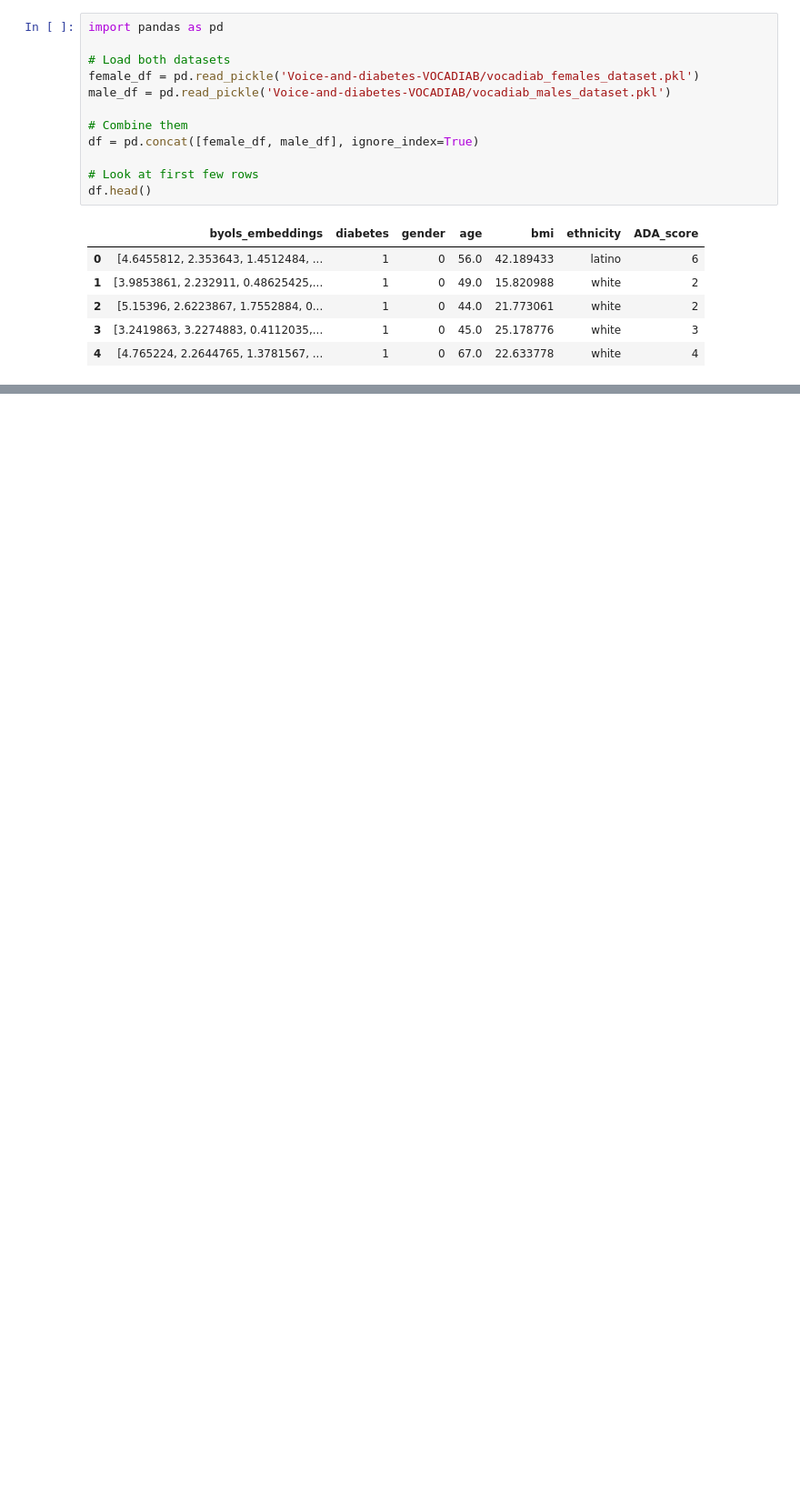
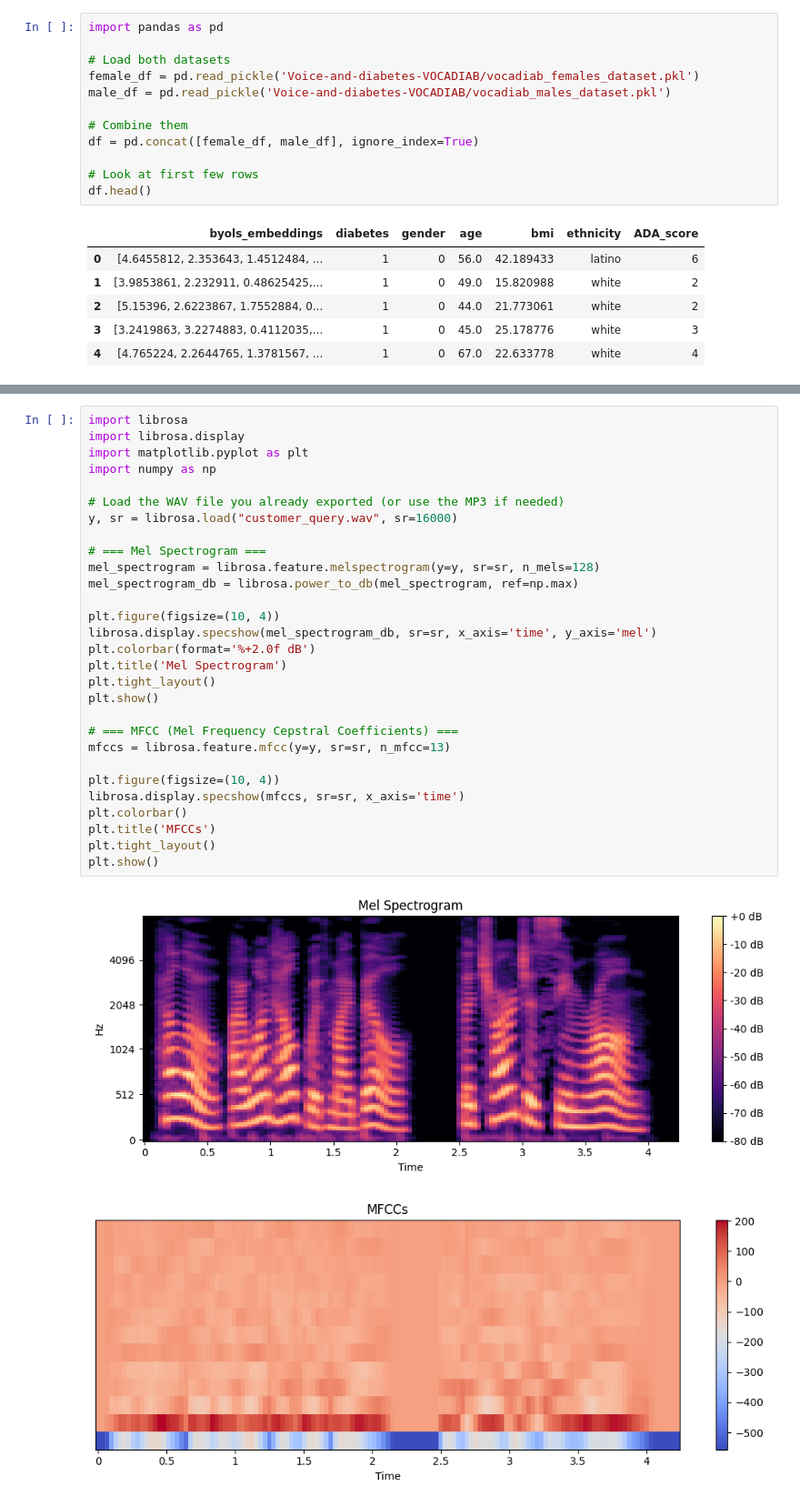
Before and after one commit to Vilokshana/Naan-Mudhalvan, a Jupyter notebook: n3.ipynb, the cells around one changed output, grey strips where cells are left out. Shown at 91% size. Drawn from its saved outputs; the diff is of its cells as text; blank space fills up the shorter version.

```diff
--- a/n3.ipynb
+++ b/n3.ipynb
@@ -37,0 +372,32 @@ df.head()
+# %%
+import librosa
+import librosa.display
+import matplotlib.pyplot as plt
+import numpy as np
+
+# Load the WAV file you already exported (or use the MP3 if needed)
+y, sr = librosa.load("customer_query.wav", sr=16000)
+
+# === Mel Spectrogram ===
+mel_spectrogram = librosa.feature.melspectrogram(y=y, sr=sr, n_mels=128)
+mel_spectrogram_db = librosa.power_to_db(mel_spectrogram, ref=np.max)
+
+plt.figure(figsize=(10, 4))
+librosa.display.specshow(mel_spectrogram_db, sr=sr, x_axis='time', y_axis='mel')
+plt.colorbar(format='%+2.0f dB')
+plt.title('Mel Spectrogram')
+plt.tight_layout()
+plt.show()
+
+# === MFCC (Mel Frequency Cepstral Coefficients) ===
+mfccs = librosa.feature.mfcc(y=y, sr=sr, n_mfcc=13)
+
+plt.figure(figsize=(10, 4))
+librosa.display.specshow(mfccs, sr=sr, x_axis='time')
+plt.colorbar()
+plt.title('MFCCs')
+plt.tight_layout()
+plt.show()
+# %% [output]
+[figure, added]
+[figure, added]
```
Also changed, not shown: parts of 33 cells of this notebook.
